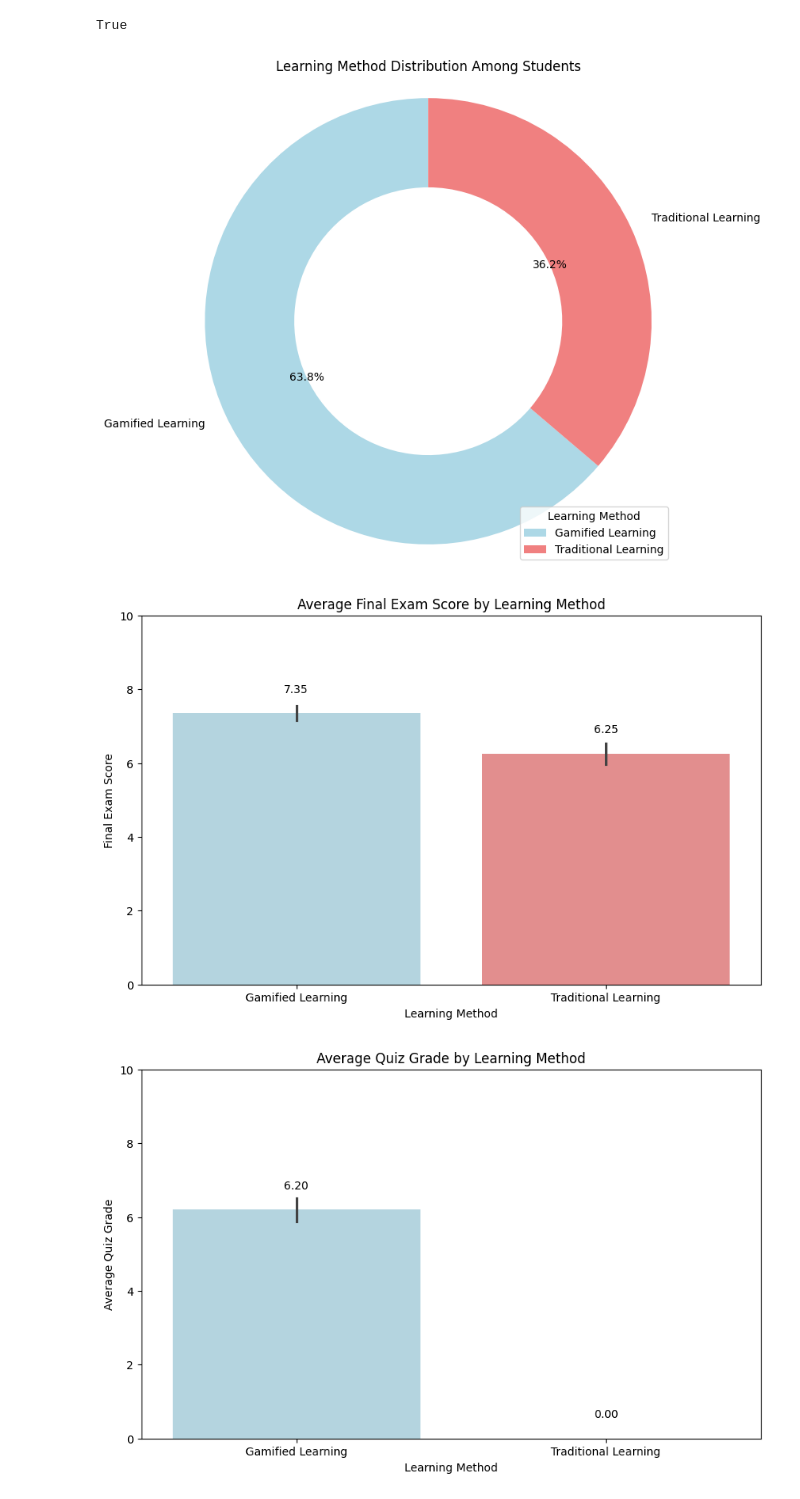
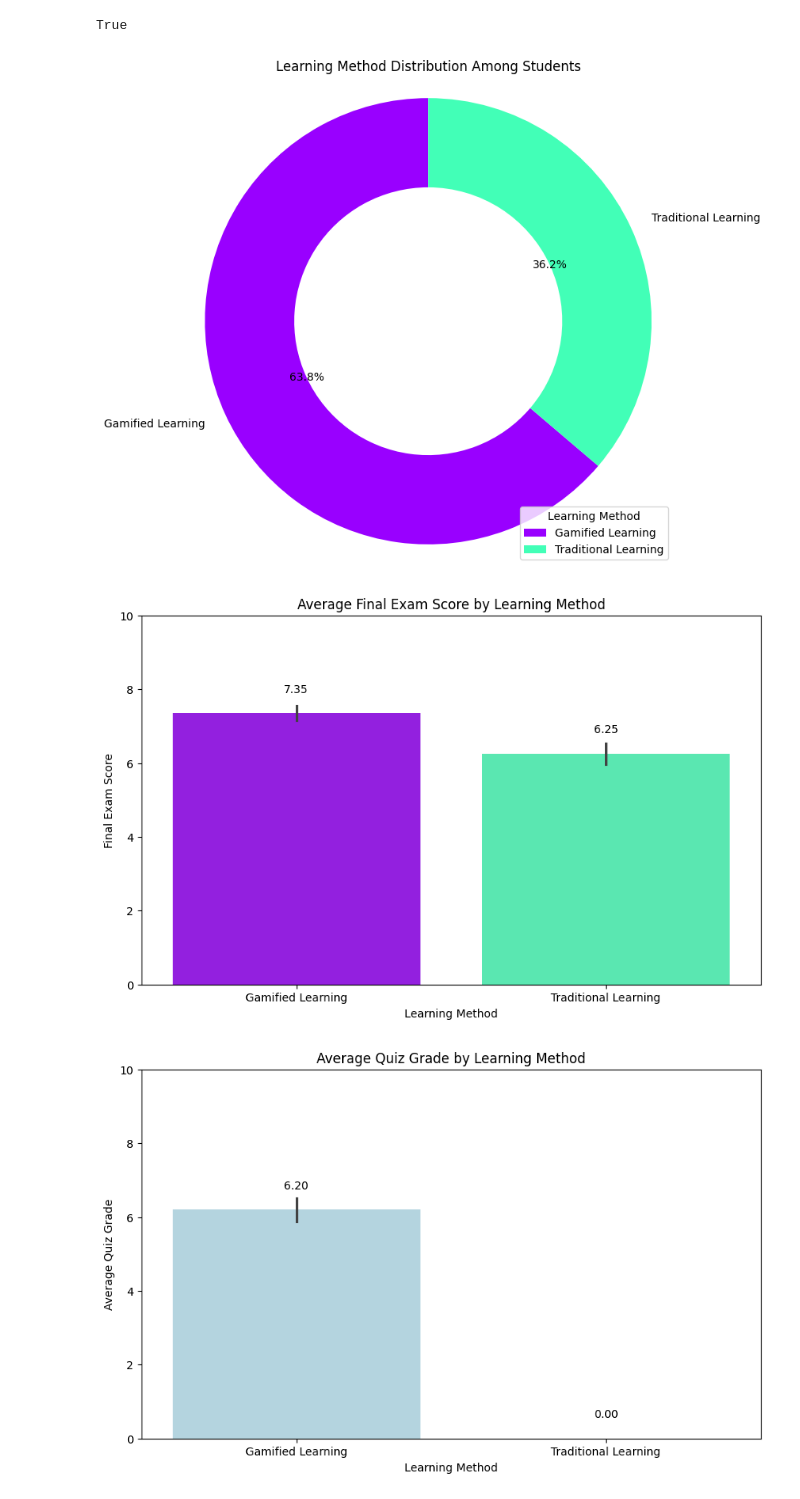
Before and after one commit to c2p-cmd/ResearchMethodologyDataAnalysis, a Jupyter notebook: exploration.ipynb, the cells around one changed output. Saved outputs shown, nothing was run; the diff lists cells and outputs as text; code cells hidden in the pictures.

```diff
--- a/exploration.ipynb
+++ b/exploration.ipynb
@@ -25,15 +25,16 @@ df['Student_ID'].nunique() == df.shape[0]
 # %% [output]
 True
 # %%
+custom_colors = ['#ffffff', '#ff00ff', '#9900ff', '#42ffb7']
+
 gam_counts = df["Did Use Gamification"].value_counts()
 labels = ["Gamified Learning", "Traditional Learning"]
-colors = ["lightblue", "lightcoral"]
 
 plt.figure(figsize=(8, 8))
 plt.pie(
     gam_counts,
     labels=labels,
-    colors=colors,
+    colors=custom_colors[2:5],
     wedgeprops=dict(width=0.4),
     startangle=90,
     autopct="%1.1f%%",
@@ -43,36 +44,43 @@ plt.axis("equal")
 plt.title("Learning Method Distribution Among Students")
 plt.show()
 # %% [output]
-[figure, old version]
+[figure, new version]
 # %%
+palette = {
+    'Gamified Learning': custom_colors[2],
+    'Traditional Learning': custom_colors[3]
+}
+
 df['Learning Method'] = df['Did Use Gamification'].map({True: 'Gamified Learning', False: 'Traditional Learning'})
 
 plt.figure(figsize=(10, 6))
 bars = sns.barplot(
     data=df,
     x="Learning Method",
     y="Final_Exam",
     hue="Learning Method",
-    palette={'Gamified Learning': "lightblue", 'Traditional Learning': "lightcoral"},
+    palette=palette,
     estimator='mean',
     errorbar='se'
 )
+
 for bar in bars.patches:
     bars.annotate(
         f'{bar.get_height():.2f}',
         (bar.get_x() + bar.get_width() / 2, bar.get_height() + .5),
         ha='center',
         va='bottom',
         fontsize=10,
         color='black'
     )
+
 plt.ylim(0, 10)
 plt.xlabel("Learning Method")
 plt.ylabel("Final Exam Score")
 plt.title("Average Final Exam Score by Learning Method")
 plt.show()
 # %% [output]
-[figure, old version]
+[figure, new version]
 # %%
 df['Average_Quiz_Grade'] = df[[f'Avg_Grade_Q{i}' for i in range(1, 7)]].mean(axis=1)
 
```
Also changed, not shown: parts of 8 cells of this notebook, 10 other files.
